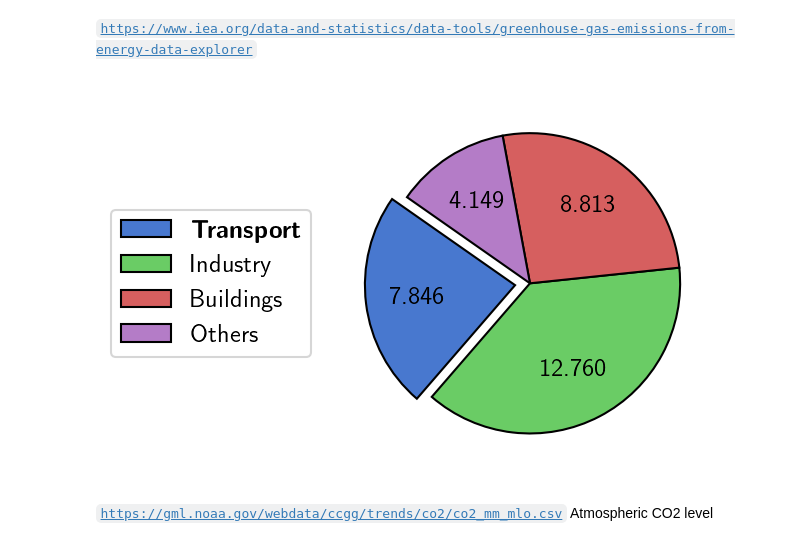
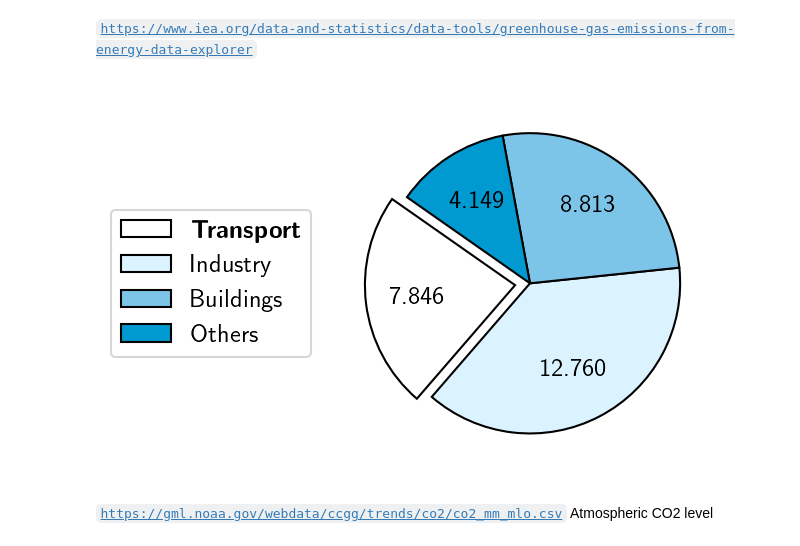
Before and after one commit to venturellimatteo/fasttomo, a Jupyter notebook: Thesis/Data/plots.ipynb, the cells around one changed output. Cells and saved outputs as stored; diff of their text form; code cells hidden in the pictures.

```diff
--- a/Thesis/Data/plots.ipynb
+++ b/Thesis/Data/plots.ipynb
@@ -8,4 +8,5 @@ import os
 # %%
 plt.style.use('seaborn-v0_8-muted')
 palette = (sns.color_palette()).as_hex()
+palette = ["#ffffff","#dbf2ff","#7cc5e8","#009ad1","#006787"]
 plt.rcParams['text.usetex'] = True
@@ -44,21 +49,22 @@ def make_autopct(values):
 # %%
 fig, ax = plt.subplots(figsize=(3.25,3.25), dpi=150) # add dpi=300 to save the image in high resolution
 values = [7.846, 12.76, 8.813, 4.149]
 ax.pie(values,
        explode=[0.1, 0, 0, 0],
        wedgeprops={'edgecolor': 'black'},
        # labels = ['14.64', r'\textbf{7.631}', '6.340', '2.787', '2.168'],
        autopct=make_autopct(values),
        pctdistance=0.65,
        startangle=145,
+       colors=palette,
        textprops={'fontsize':12})
 # ax.set_title('Global CO2 emissions from fuel combustion by sector with electricity and heat separated, World [$GtCO_2$]')
 _ = ax.legend(loc='center',
           labels=[r'$\textbf{Transport}$', 'Industry', 'Buildings', 'Others'],
           bbox_to_anchor=(-0.6, 0, 0.5, 1),
           fontsize=12)
 # %% [output]
-[figure, old version]
+[figure, new version]
 # %% [markdown]
 <code>https://gml.noaa.gov/webdata/ccgg/trends/co2/co2_mm_mlo.csv</code> Atmospheric CO2 level
 # %%
```
Also changed, not shown: parts of 1 cell of this notebook, 7 other files.
